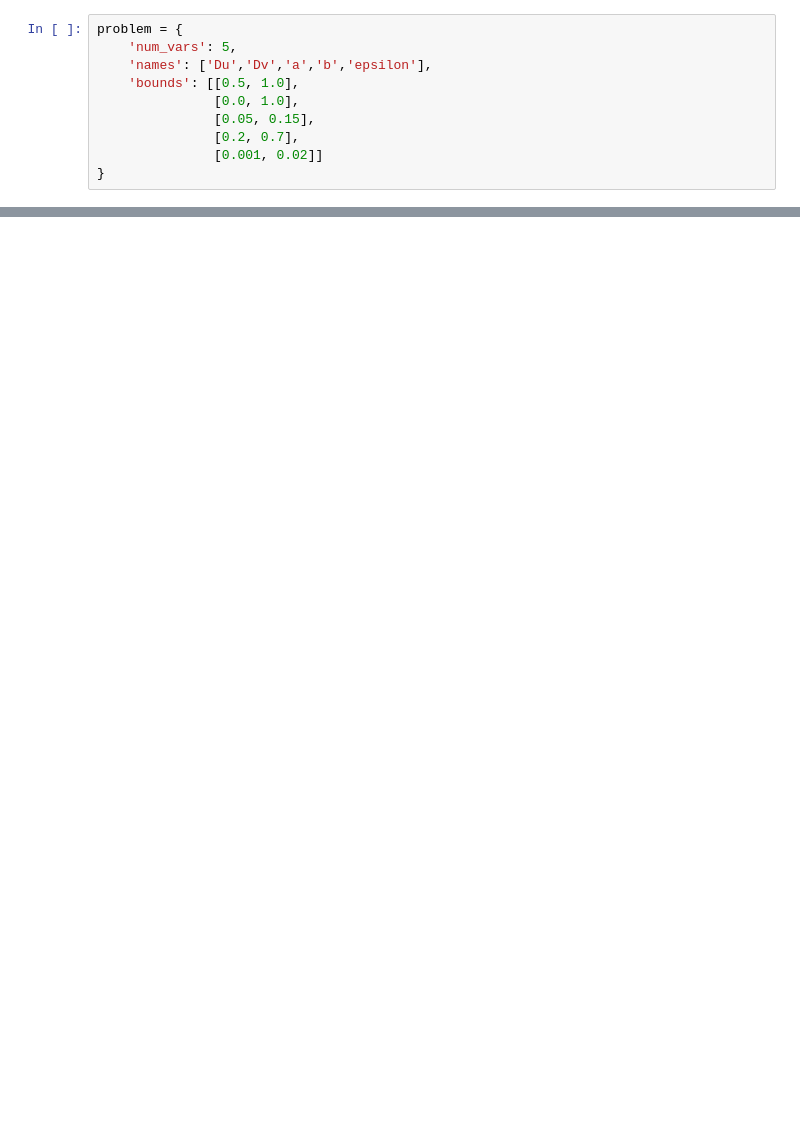
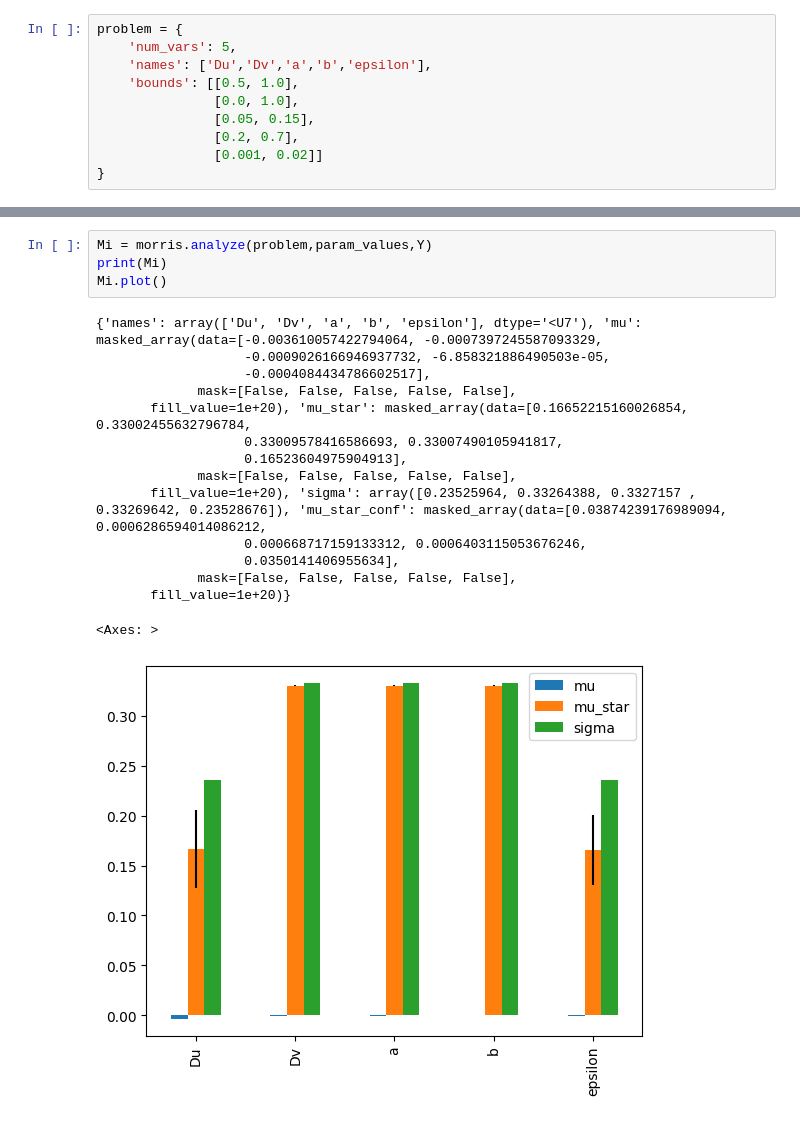
Before and after one commit to Purchowa/spiral_generation_FitzHugh-Nagumo, a Jupyter notebook: SA.ipynb, the cells around one changed output, grey strips where cells are left out. Drawn from its saved outputs; the diff is of its cells as text; blank space fills up the shorter version.

```diff
--- a/SA.ipynb
+++ b/SA.ipynb
@@ -55,0 +66,20 @@ ValueError: could not broadcast input array from shape (32,100,200,200) into sha
+# %%
+Mi = morris.analyze(problem,param_values,Y)
+print(Mi)
+Mi.plot()
+# %% [output]
+{'names': array(['Du', 'Dv', 'a', 'b', 'epsilon'], dtype='<U7'), 'mu': masked_array(data=[-0.003610057422794064, -0.0007397245587093329,
+                   -0.0009026166946937732, -6.858321886490503e-05,
+                   -0.0004084434786602517],
+             mask=[False, False, False, False, False],
+       fill_value=1e+20), 'mu_star': masked_array(data=[0.16652215160026854, 0.33002455632796784,
+                   0.33009578416586693, 0.33007490105941817,
+                   0.16523604975904913],
+             mask=[False, False, False, False, False],
+       fill_value=1e+20), 'sigma': array([0.23525964, 0.33264388, 0.3327157 , 0.33269642, 0.23528676]), 'mu_star_conf': masked_array(data=[0.03874239176989094, 0.0006286594014086212,
+                   0.000668717159133312, 0.0006403115053676246,
+                   0.0350141406955634],
+             mask=[False, False, False, False, False],
+       fill_value=1e+20)}
+<Axes: >
+[figure, added]
```
Also changed, not shown: parts of 5 cells of this notebook.
